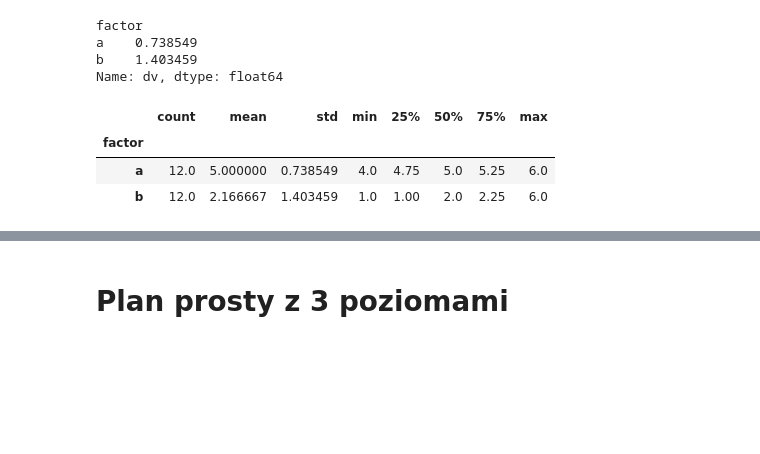
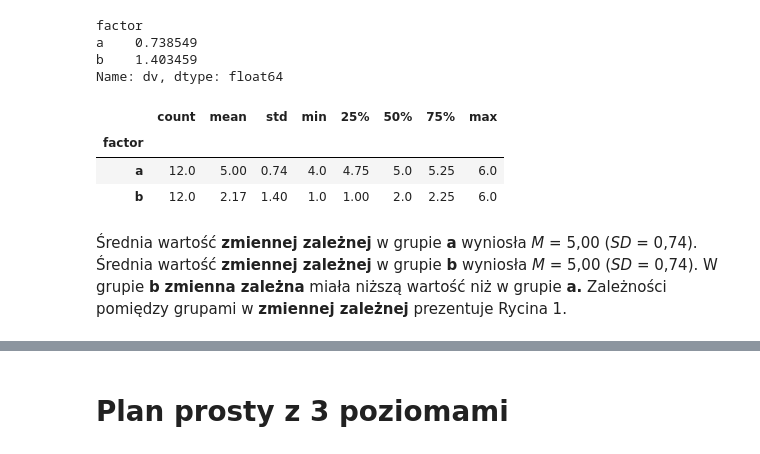
Before and after one commit to k-basinski/mbp, a Jupyter notebook: cw/przyg_danych/analiza.ipynb, the cells around one changed output, grey strips where cells are left out. Saved outputs shown, nothing was run; the diff lists cells and outputs as text; code cells hidden in the pictures; blank space fills up the shorter version.

```diff
--- a/cw/przyg_danych/analiza.ipynb
+++ b/cw/przyg_danych/analiza.ipynb
@@ -42,12 +43,15 @@ a    0.738549
 b    1.403459
 Name: dv, dtype: float64
 # %%
-df.groupby('factor').dv.describe()
+st = df.groupby('factor').dv.describe()
+st.round(2)
 # %% [output]
 |  | count | mean | std | min | 25% | 50% | 75% | max |
 | factor |  |  |  |  |  |  |  |  |
-| a | 12.0 | 5.000000 | 0.738549 | 4.0 | 4.75 | 5.0 | 5.25 | 6.0 |
-| b | 12.0 | 2.166667 | 1.403459 | 1.0 | 1.00 | 2.0 | 2.25 | 6.0 |
+| a | 12.0 | 5.00 | 0.74 | 4.0 | 4.75 | 5.0 | 5.25 | 6.0 |
+| b | 12.0 | 2.17 | 1.40 | 1.0 | 1.00 | 2.0 | 2.25 | 6.0 |
+# %% [markdown]
+Średnia wartość **zmiennej zależnej** w grupie **a** wyniosła _M_ = 5,00 (_SD_ = 0,74). Średnia wartość **zmiennej zależnej** w grupie **b** wyniosła _M_ = 5,00 (_SD_ = 0,74). W grupie **b** **zmienna zależna** miała niższą wartość niż w grupie **a.** Zależności pomiędzy grupami w **zmiennej zależnej** prezentuje Rycina 1.
 # %%
 sns.pointplot(x='factor', y='dv', data=df)
 # %% [output]
```
Also changed, not shown: parts of 11 cells of this notebook, 13 other files.
